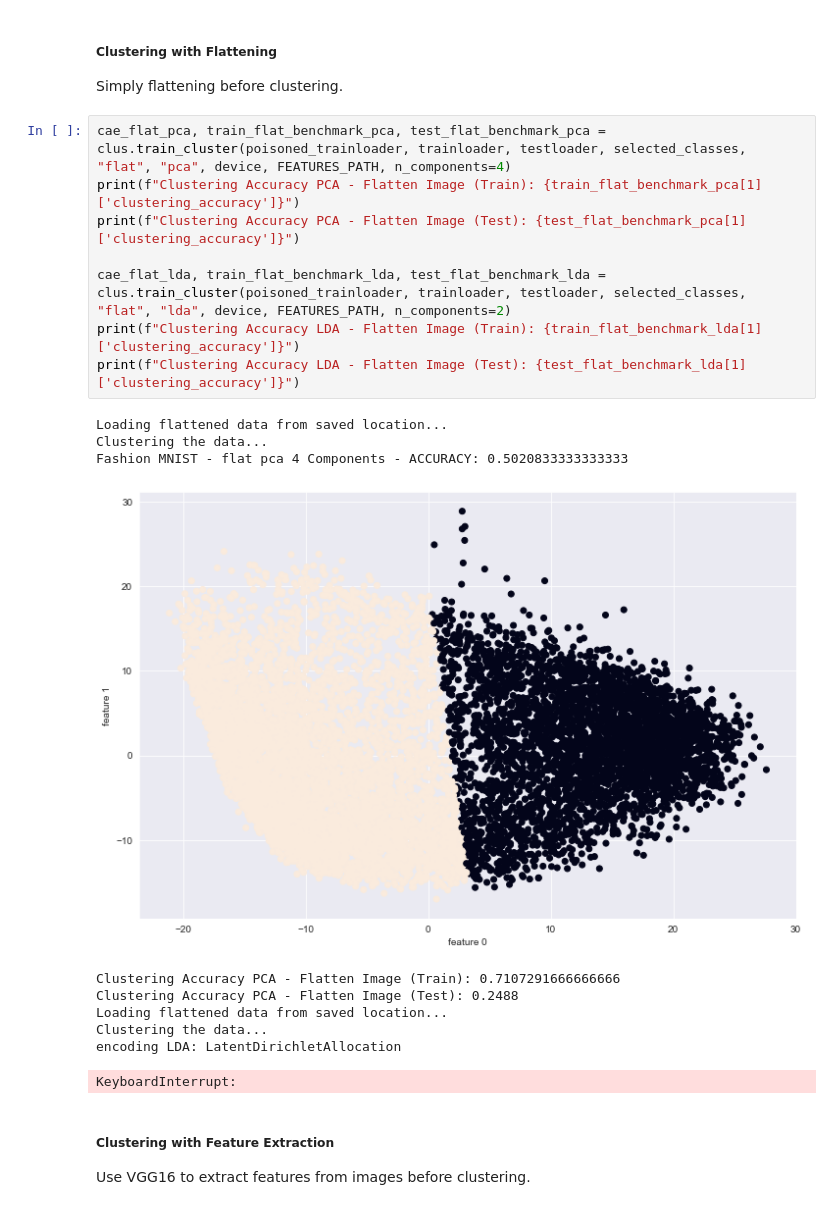
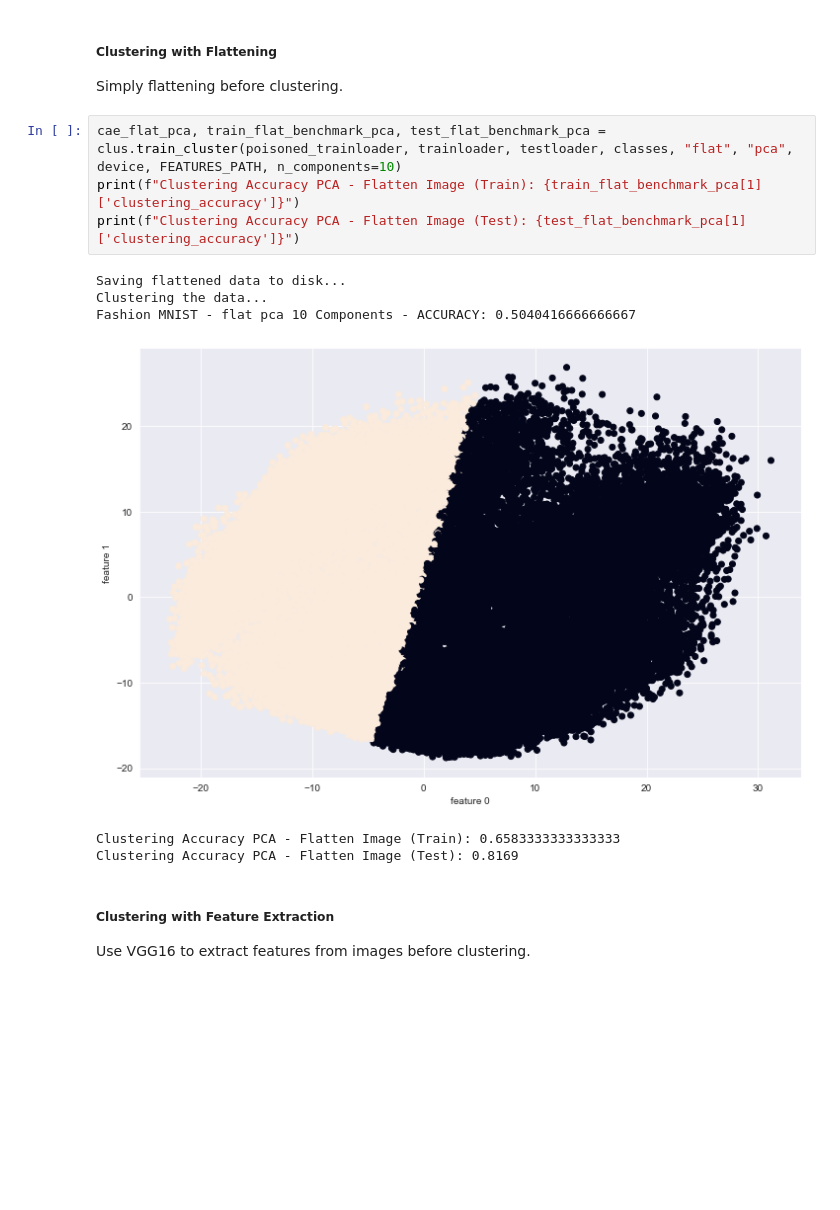
Before and after one commit to AkashRamakrishnan/DLProject, a Jupyter notebook: binary_classifier/binary_class_poisoning.ipynb, the cells around one changed output. Cells and saved outputs as stored; diff of their text form; blank space fills up the shorter version.

```diff
--- a/binary_classifier/binary_class_poisoning.ipynb
+++ b/binary_classifier/binary_class_poisoning.ipynb
@@ -172,24 +176,16 @@ import clustering as clus
 ##### Clustering with Flattening
 Simply flattening before clustering.
 # %%
-cae_flat_pca, train_flat_benchmark_pca, test_flat_benchmark_pca = clus.train_cluster(poisoned_trainloader, trainloader, testloader, selected_classes, "flat", "pca", device, FEATURES_PATH, n_components=4)
+cae_flat_pca, train_flat_benchmark_pca, test_flat_benchmark_pca = clus.train_cluster(poisoned_trainloader, trainloader, testloader, classes, "flat", "pca", device, FEATURES_PATH, n_components=10)
 print(f"Clustering Accuracy PCA - Flatten Image (Train): {train_flat_benchmark_pca[1]['clustering_accuracy']}")
 print(f"Clustering Accuracy PCA - Flatten Image (Test): {test_flat_benchmark_pca[1]['clustering_accuracy']}")
-
-cae_flat_lda, train_flat_benchmark_lda, test_flat_benchmark_lda = clus.train_cluster(poisoned_trainloader, trainloader, testloader, selected_classes, "flat", "lda", device, FEATURES_PATH, n_components=2)
-print(f"Clustering Accuracy LDA - Flatten Image (Train): {train_flat_benchmark_lda[1]['clustering_accuracy']}")
-print(f"Clustering Accuracy LDA - Flatten Image (Test): {test_flat_benchmark_lda[1]['clustering_accuracy']}")
 # %% [output]
-Loading flattened data from saved location...
+Saving flattened data to disk...
 Clustering the data...
-Fashion MNIST - flat pca 4 Components - ACCURACY: 0.5020833333333333
+Fashion MNIST - flat pca 10 Components - ACCURACY: 0.5040416666666667
-[figure, old version]
+[figure, new version]
-Clustering Accuracy PCA - Flatten Image (Train): 0.7107291666666666
-Clustering Accuracy PCA - Flatten Image (Test): 0.2488
-Loading flattened data from saved location...
-Clustering the data...
-encoding LDA: LatentDirichletAllocation
+Clustering Accuracy PCA - Flatten Image (Train): 0.6583333333333333
+Clustering Accuracy PCA - Flatten Image (Test): 0.8169
-KeyboardInterrupt:
 # %% [markdown]
 ##### Clustering with Feature Extraction
 Use VGG16 to extract features from images before clustering.
```
Also changed, not shown: parts of 10 cells of this notebook.
